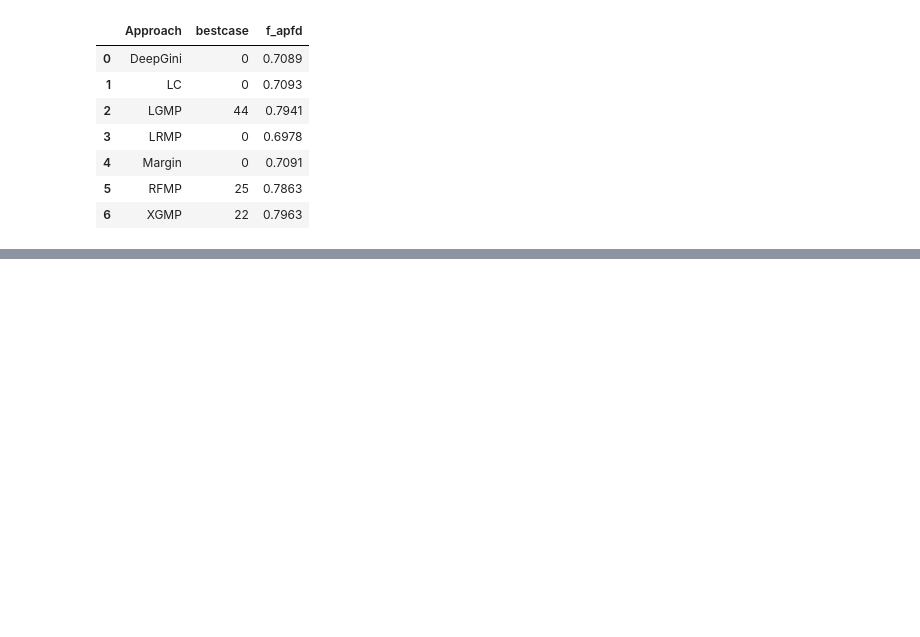
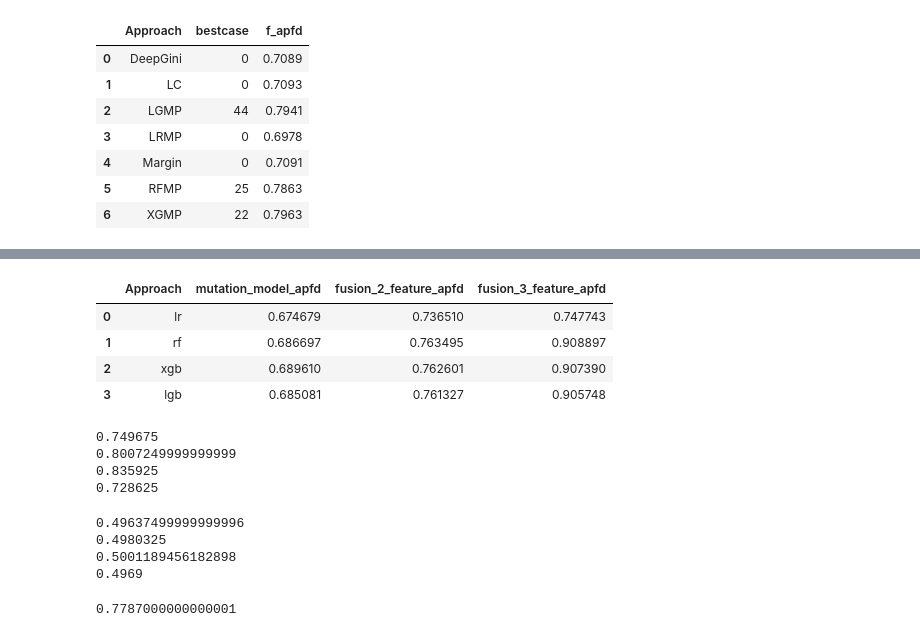
Before and after one commit to yinghuali/MLPrior, a Jupyter notebook: ResultsProcessing.ipynb, the cells around one changed output, grey strips where cells are left out. Cells and saved outputs as stored; diff of their text form; code cells hidden in the pictures; blank space fills up the shorter version.

```diff
--- a/ResultsProcessing.ipynb
+++ b/ResultsProcessing.ipynb
@@ -672,0 +760,58 @@ See the caveats in the documentation: https://pandas.pydata.org/pandas-docs/stab
+# %%
+path_list = get_path('result/original_res/')
+path_list = [i for i in path_list if 'compare' not in i]
+path_list = [i for i in path_list if 'stroke' in i]
+data_list = [pd.read_csv(i) for i in path_list]
+
+df = pd.DataFrame(columns=['Approach'])
+df['Approach'] = ['lr', 'rf', 'xgb', 'lgb']
+df['mutation_model_apfd'] = 0
+df['fusion_2_feature_apfd'] = 0
+df['fusion_3_feature_apfd'] = 0
+for i in range(len(data_list)):
+    df['mutation_model_apfd'] = df['mutation_model_apfd']+data_list[i]['mutation_model_apfd'].astype(float)
+    df['fusion_2_feature_apfd'] = df['fusion_2_feature_apfd']+data_list[i]['fusion_2_feature_apfd'].astype(float)
+    df['fusion_3_feature_apfd'] = df['fusion_3_feature_apfd']+data_list[i]['fusion_3_feature_apfd'].astype(float)
+df['mutation_model_apfd'] = df['mutation_model_apfd'] / len(data_list)
+df['fusion_2_feature_apfd'] = df['fusion_2_feature_apfd'] / len(data_list)
+df['fusion_3_feature_apfd'] = df['fusion_3_feature_apfd'] / len(data_list)
+df
+# %% [output]
+|  | Approach | mutation_model_apfd | fusion_2_feature_apfd | fusion_3_feature_apfd |
+| 0 | lr | 0.674679 | 0.736510 | 0.747743 |
+| 1 | rf | 0.686697 | 0.763495 | 0.908897 |
+| 2 | xgb | 0.689610 | 0.762601 | 0.907390 |
+| 3 | lgb | 0.685081 | 0.761327 | 0.905748 |
+# %%
+deepgini_adult = sum([0.7366, 0.6699, 0.7875, 0.8047]) / 4
+deepgini_bank = sum([0.7987, 0.7320, 0.8255, 0.8467]) / 4
+deepgini_heart = sum([0.7608, 0.8197, 0.9066, 0.8566]) / 4
+deepgini_stroke = sum([0.5959, 0.8661, 0.7577, 0.6948]) / 4
+print(deepgini_adult)
+print(deepgini_bank)
+print(deepgini_heart)
+print(deepgini_stroke)
+# %% [output]
+0.749675
+0.8007249999999999
+0.835925
+0.728625
+# %%
+random_adult = sum([0.4992,0.4975,0.4924,0.4964]) / 4
+random_bank = sum([0.4994,0.4995,0.50513,0.4881]) / 4
+random_heart = sum([0.4977880733944954,0.49719365753092404,0.49935658174097663,0.5061374698067632]) / 4
+random_stroke = sum([0.4959, 0.4978,0.5074,0.4865]) / 4
+print(random_adult)
+print(random_bank)
+print(random_heart)
+print(random_stroke)
+# %% [output]
+0.49637499999999996
+0.4980325
+0.5001189456182898
+0.4969
+# %%
+import numpy as np
+np.mean([0.7496,0.8007,0.8359,0.7286])
+# %% [output]
+0.7787000000000001
```
Also changed, not shown: parts of 4 cells of this notebook, 3 other files.
